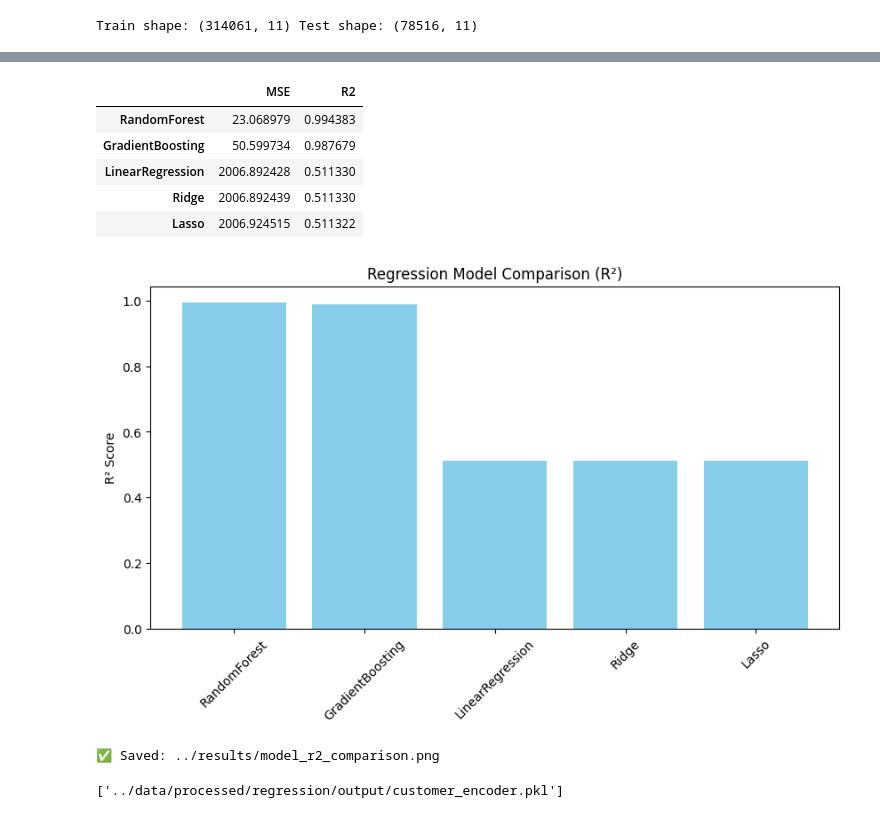
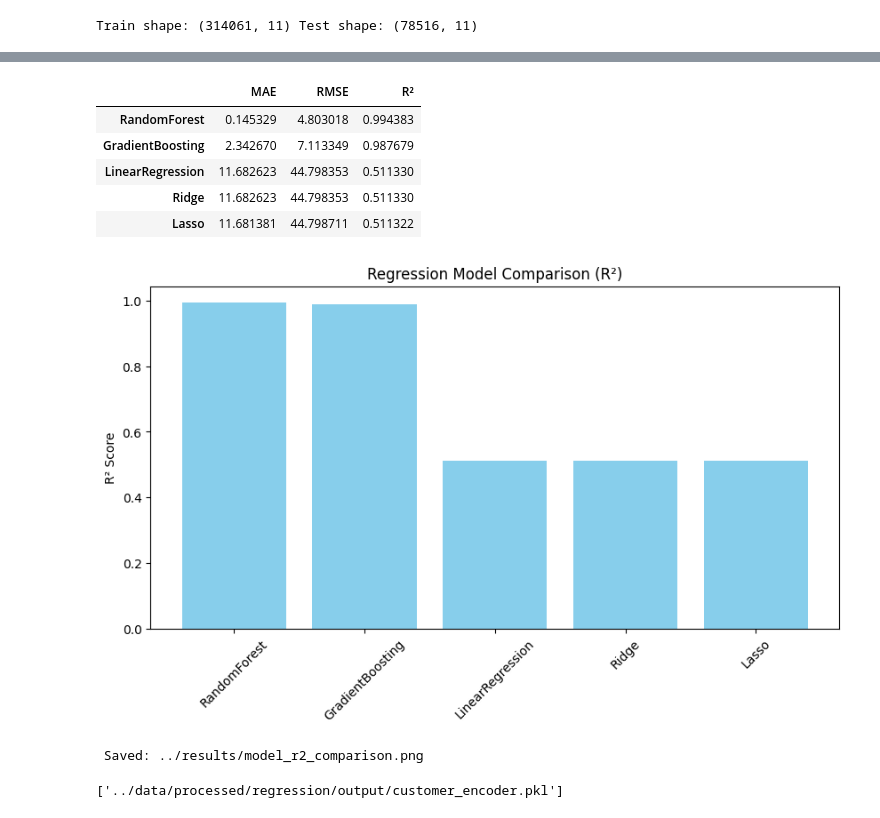
Before and after one commit to atique-ahmad-01/ecommerce-sales-analysis-prediction, a Jupyter notebook: notebooks/regression_model.ipynb, the cells around one changed output, grey strips where cells are left out. Cells and saved outputs as stored; diff of their text form; code cells hidden in the pictures.

Commit message:
model train and evaluate

```diff
--- a/notebooks/regression_model.ipynb
+++ b/notebooks/regression_model.ipynb
@@ -93,0 +111,11 @@ GradientBoosting: MSE=50.60, R2=0.9877
+# %%
+# -----------------------------
+#  Train Random Forest Regressor
+# -----------------------------
+model = RandomForestRegressor(
+    n_estimators=300,
+    random_state=42,
+    n_jobs=-1
+)
+
+model.fit(X_train, y_train)
@@ -93,0 +224,14 @@ GradientBoosting: MSE=50.60, R2=0.9877
+# %%
+# Train Multiple Regression Models and plot
+results = {}
+
+for name, model in models.items():
+    print("\n----------------------------------------")
+    print(f"Training: {name}")
+    print("----------------------------------------")
+
+    mae, rmse, r2 = evaluate_regression_model(model, name)
+    results[name] = {"MAE": mae, "RMSE": rmse, "R²": r2}
+
+# Show results
+results_df = pd.DataFrame(results).T
@@ -94,28 +299,27 @@ GradientBoosting: MSE=50.60, R2=0.9877
 # %%
 # Compare Results
-results_df = pd.DataFrame(results).T
-results_df = results_df.sort_values(by="R2", ascending=False)
+results_df = results_df.sort_values(by="R²", ascending=False)
 results_df
 # %% [output]
-|  | MSE | R2 |
-| RandomForest | 23.068979 | 0.994383 |
-| GradientBoosting | 50.599734 | 0.987679 |
-| LinearRegression | 2006.892428 | 0.511330 |
-| Ridge | 2006.892439 | 0.511330 |
-| Lasso | 2006.924515 | 0.511322 |
+|  | MAE | RMSE | R² |
+| RandomForest | 0.145329 | 4.803018 | 0.994383 |
+| GradientBoosting | 2.342670 | 7.113349 | 0.987679 |
+| LinearRegression | 11.682623 | 44.798353 | 0.511330 |
+| Ridge | 11.682623 | 44.798353 | 0.511330 |
+| Lasso | 11.681381 | 44.798711 | 0.511322 |
 # %%
 # Plot R² scores
 plt.figure(figsize=(10,5))
-plt.bar(results_df.index, results_df['R2'], color='skyblue')
+plt.bar(results_df.index, results_df['R²'], color='skyblue')
 plt.ylabel("R² Score")
 plt.title("Regression Model Comparison (R²)")
 plt.xticks(rotation=45)
 plt.savefig(f"{RESULTS_DIR}/model_r2_comparison.png", dpi=300, bbox_inches='tight')
 plt.show()
-print(f"✅ Saved: {RESULTS_DIR}/model_r2_comparison.png")
+print(f" Saved: {RESULTS_DIR}/model_r2_comparison.png")
 # %% [output]
 [figure]
-✅ Saved: ../results/model_r2_comparison.png
+ Saved: ../results/model_r2_comparison.png
 # %%
 # Save results
 OUTPUT_DIR = "../data/processed/regression/output"
```
Also changed, not shown: parts of 17 cells of this notebook, 16 other files.
